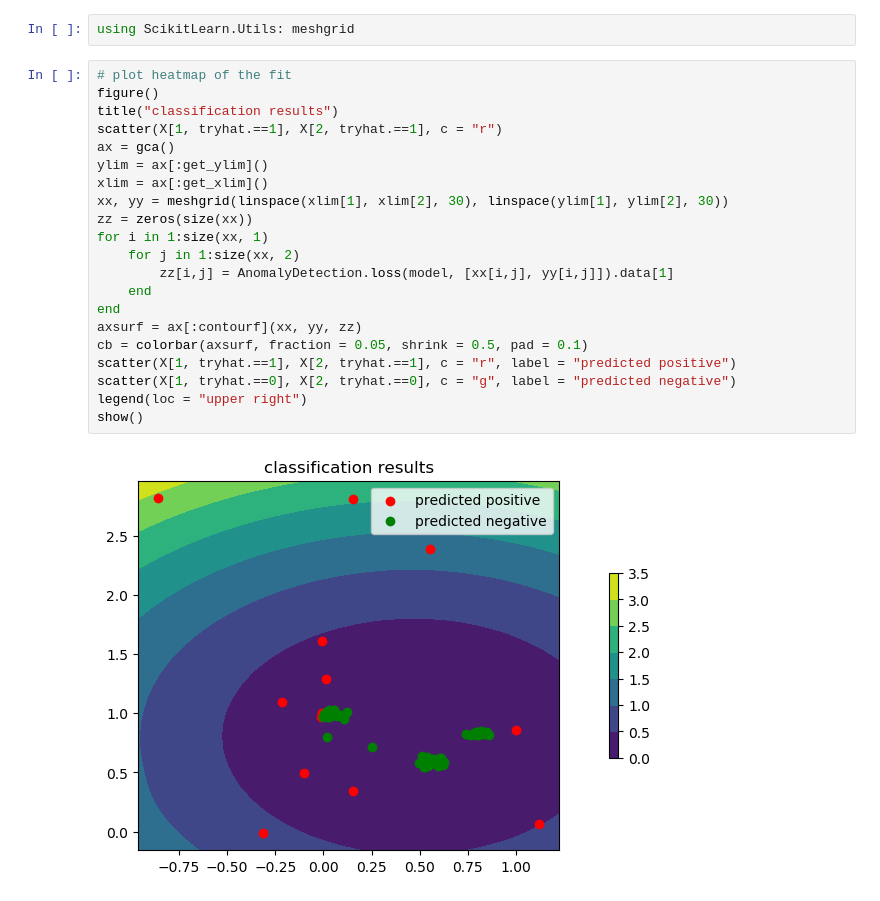
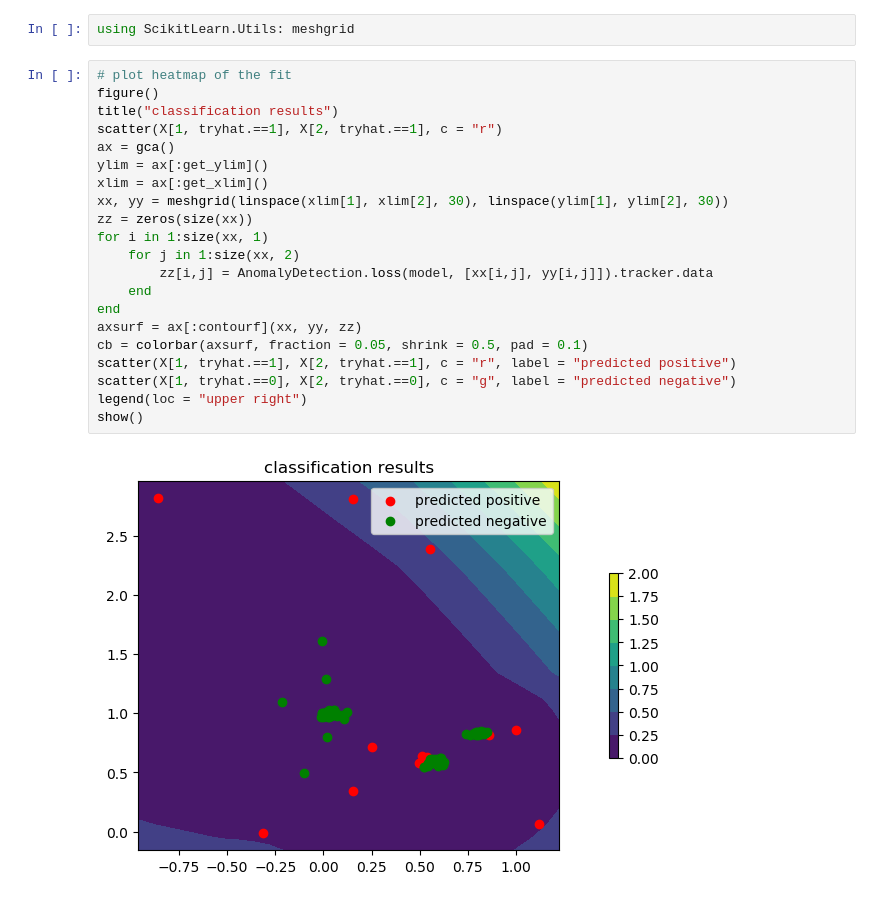
Before and after one commit to smidl/AnomalyDetection.jl, a Jupyter notebook: examples/AE_anomaly_detection.ipynb, the cells around one changed output. Saved outputs shown, nothing was run; the diff lists cells and outputs as text.

```diff
--- a/examples/AE_anomaly_detection.ipynb
+++ b/examples/AE_anomaly_detection.ipynb
@@ -134,26 +134,26 @@ using ScikitLearn.Utils: meshgrid
 # %%
 # plot heatmap of the fit
 figure()
 title("classification results")
 scatter(X[1, tryhat.==1], X[2, tryhat.==1], c = "r")
 ax = gca()
 ylim = ax[:get_ylim]()
 xlim = ax[:get_xlim]()
 xx, yy = meshgrid(linspace(xlim[1], xlim[2], 30), linspace(ylim[1], ylim[2], 30))
 zz = zeros(size(xx))
 for i in 1:size(xx, 1)
     for j in 1:size(xx, 2)
-        zz[i,j] = AnomalyDetection.loss(model, [xx[i,j], yy[i,j]]).data[1]
+        zz[i,j] = AnomalyDetection.loss(model, [xx[i,j], yy[i,j]]).tracker.data
     end
 end
 axsurf = ax[:contourf](xx, yy, zz)
 cb = colorbar(axsurf, fraction = 0.05, shrink = 0.5, pad = 0.1)
 scatter(X[1, tryhat.==1], X[2, tryhat.==1], c = "r", label = "predicted positive")
 scatter(X[1, tryhat.==0], X[2, tryhat.==0], c = "g", label = "predicted negative")
 legend(loc = "upper right")
 show()
 # %% [output]
-[figure, old version]
+[figure, new version]
 # %%
 # what are the codes?
 figure()
```
Also changed, not shown: parts of 6 cells of this notebook, 8 other files.
